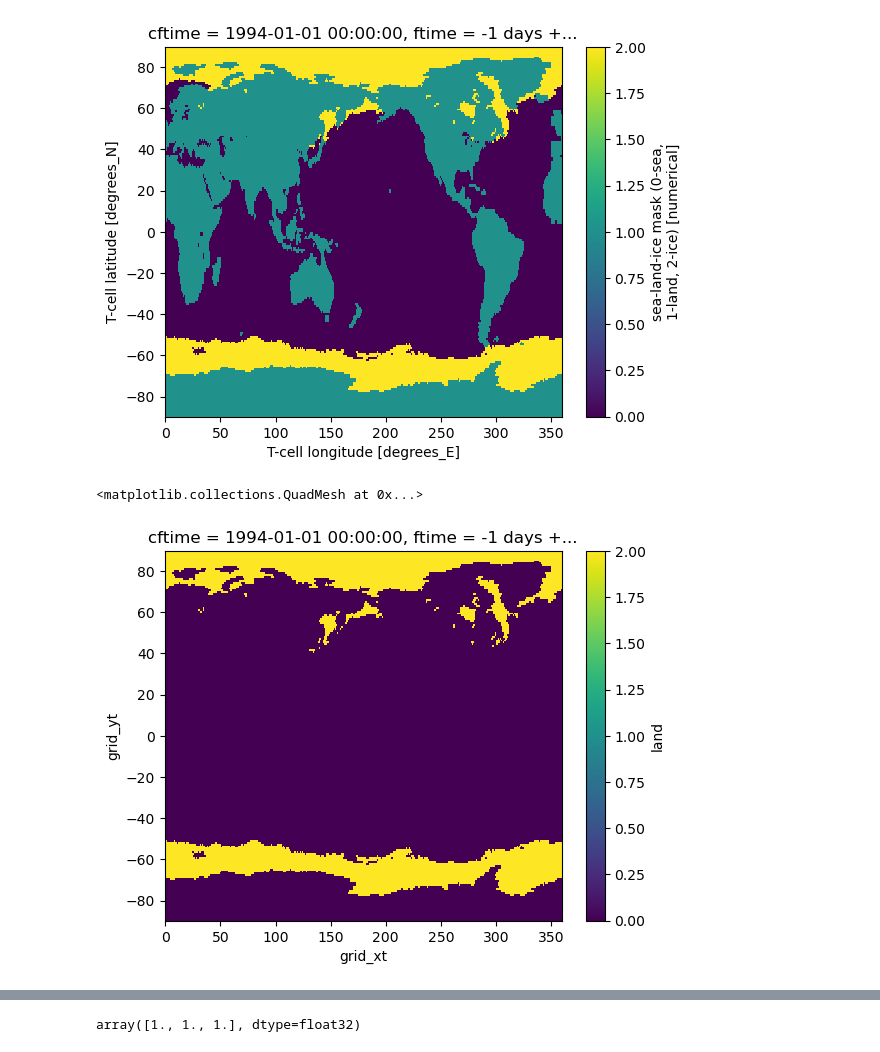
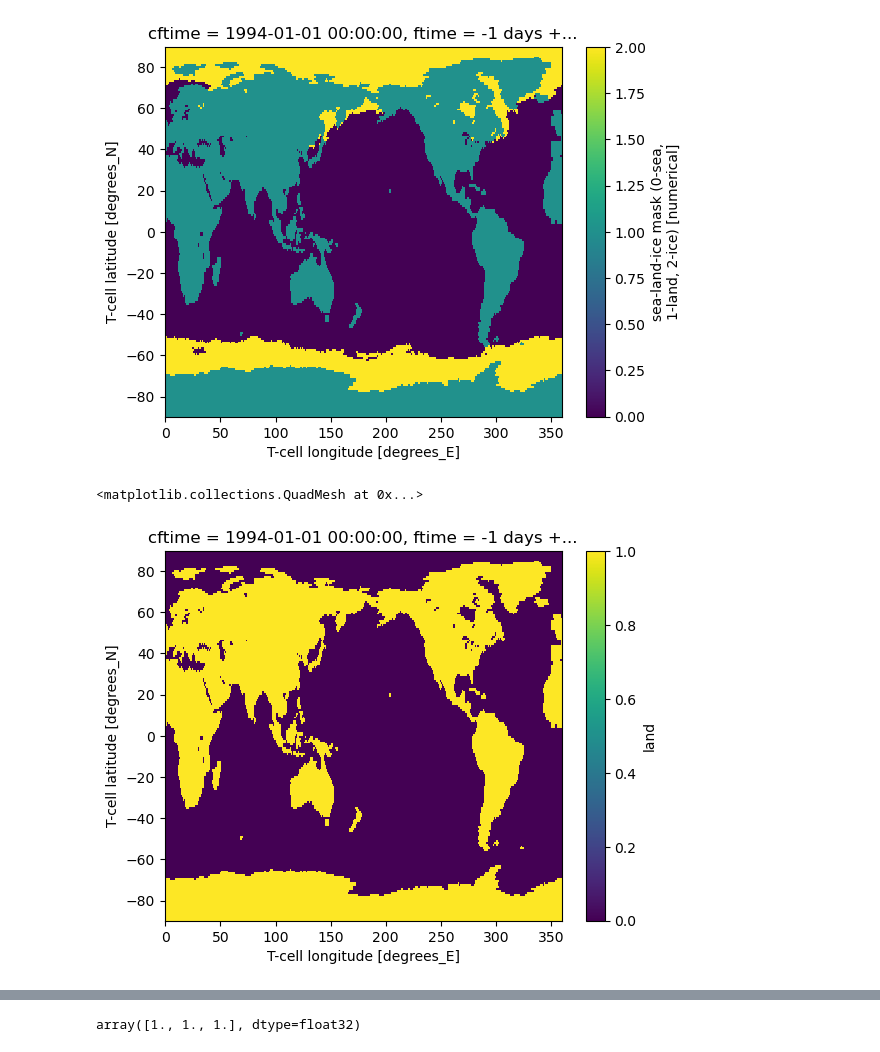
Before and after one commit to NOAA-PSL/graph-ufs, a Jupyter notebook: prototypes/cp0_mini/data_visualization.ipynb, the cells around one changed output, grey strips where cells are left out. Saved outputs shown, nothing was run; the diff lists cells and outputs as text; code cells hidden in the pictures.

```diff
--- a/prototypes/cp0_mini/data_visualization.ipynb
+++ b/prototypes/cp0_mini/data_visualization.ipynb
@@ -30,9 +30,9 @@ plt.show()
 [figure]
 # %%
 mask = ds.land.isel(time=0)
-icemask = xr.where(mask==2, mask, 0)
+landmask = xr.where(mask==1, 1, 0)
 # %%
-icemask.plot()
+landmask.plot()
 # %% [output]
 <matplotlib.collections.QuadMesh at 0x...>
-[figure, old version]
+[figure, new version]
```
Also changed, not shown: parts of 2 cells of this notebook, 5 other files.
